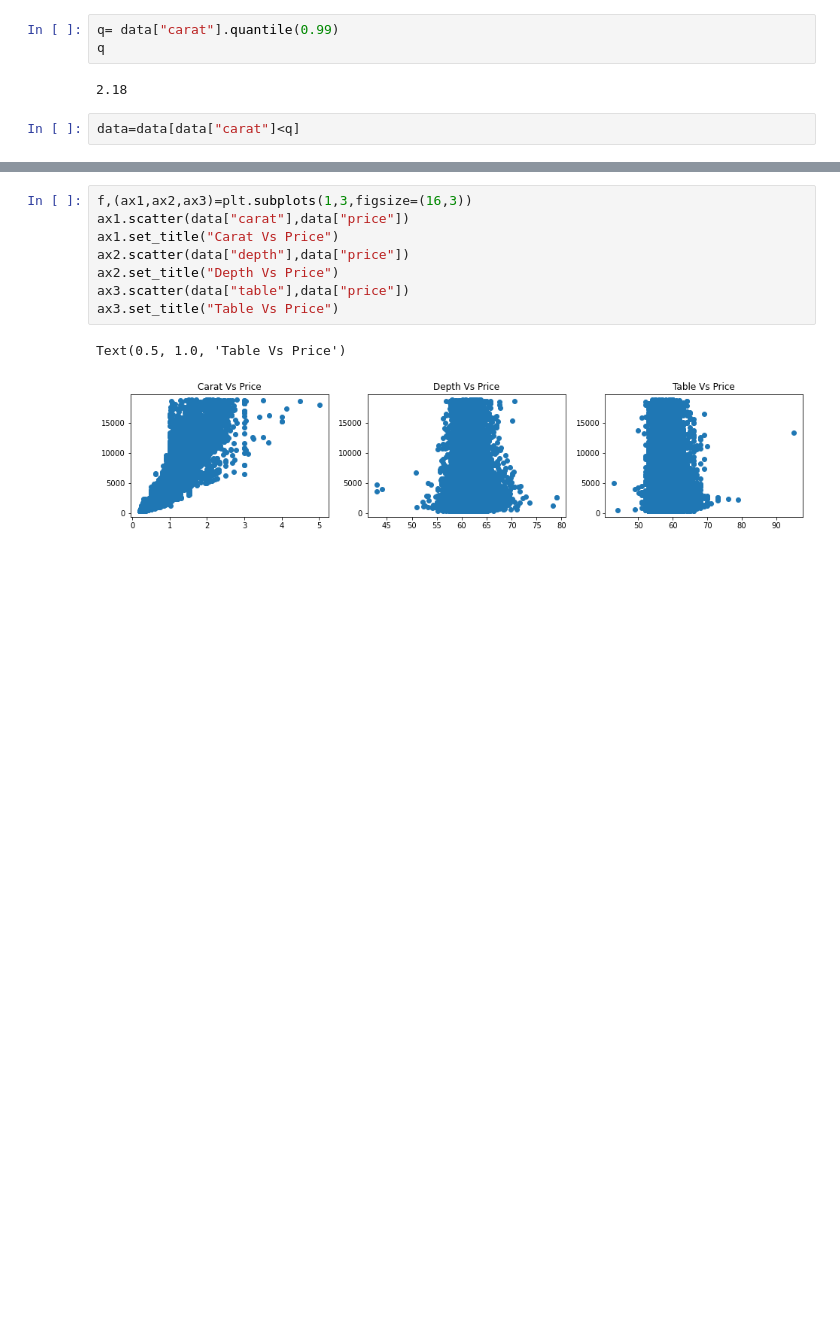
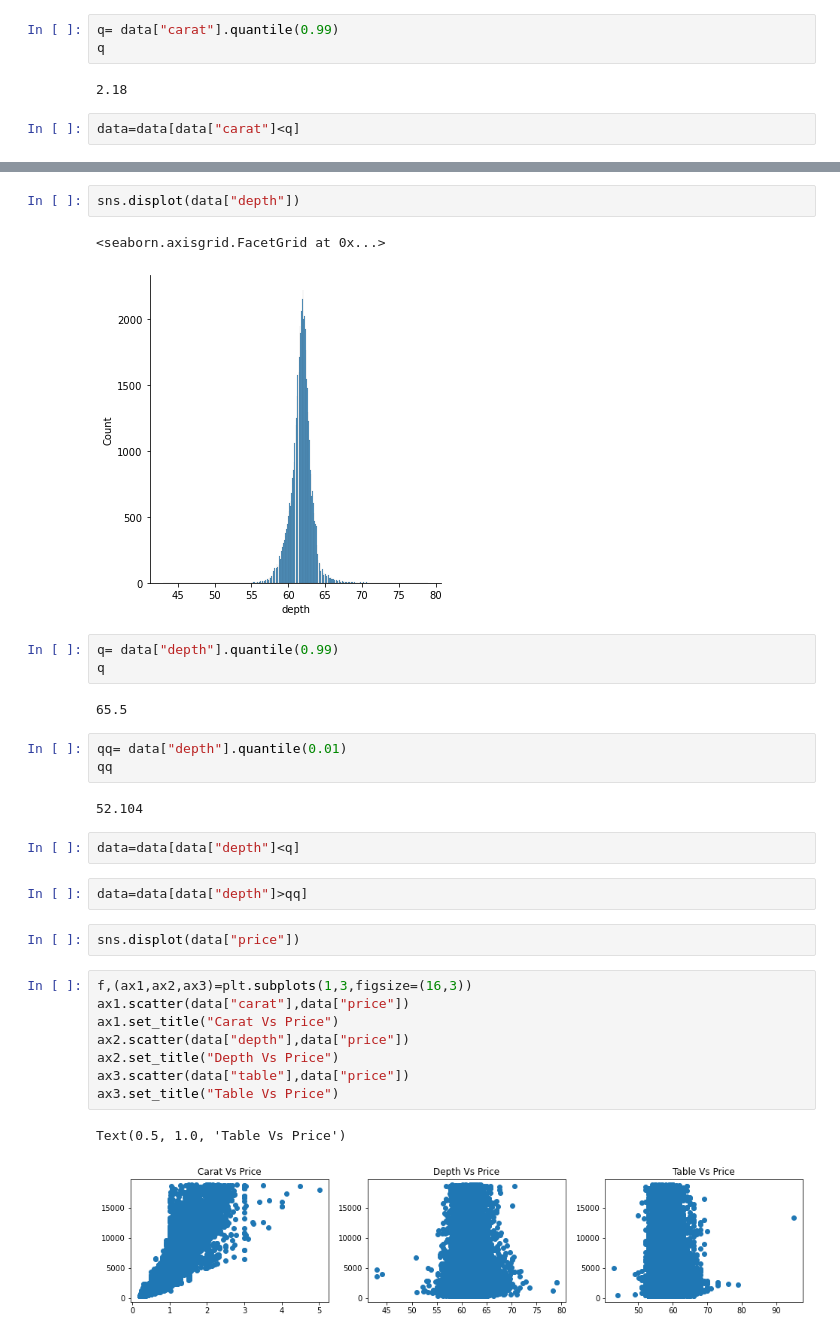
Before and after one commit to Raghad2002Mohammed/AI-project, a Jupyter notebook: Diamonds.ipynb, the cells around one changed output, grey strips where cells are left out. Cells and saved outputs as stored; diff of their text form; blank space fills up the shorter version.

```diff
--- a/Diamonds.ipynb
+++ b/Diamonds.ipynb
@@ -90,3 +95,24 @@ data=data[data["carat"]<q]
+# %%
+sns.displot(data["depth"])
+# %% [output]
+<seaborn.axisgrid.FacetGrid at 0x...>
+[figure, added]
+# %%
+q= data["depth"].quantile(0.99)
+q
+# %% [output]
+65.5
+# %%
+qq= data["depth"].quantile(0.01)
+qq
+# %% [output]
+52.104
+# %%
+data=data[data["depth"]<q]
+# %%
+data=data[data["depth"]>qq]
+# %%
+sns.displot(data["price"])
 # %%
 f,(ax1,ax2,ax3)=plt.subplots(1,3,figsize=(16,3))
 ax1.scatter(data["carat"],data["price"])
```
Also changed, not shown: parts of 1 cell of this notebook.
